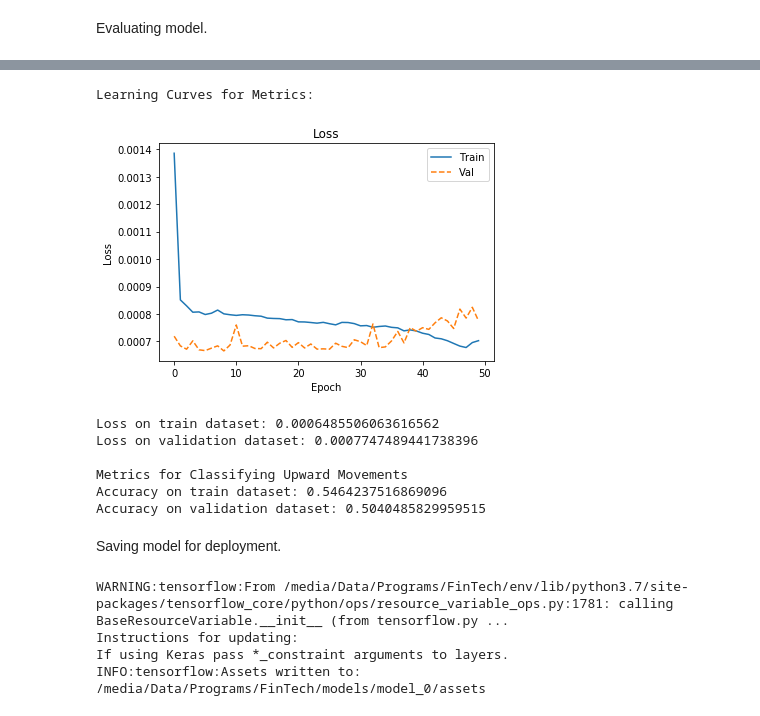
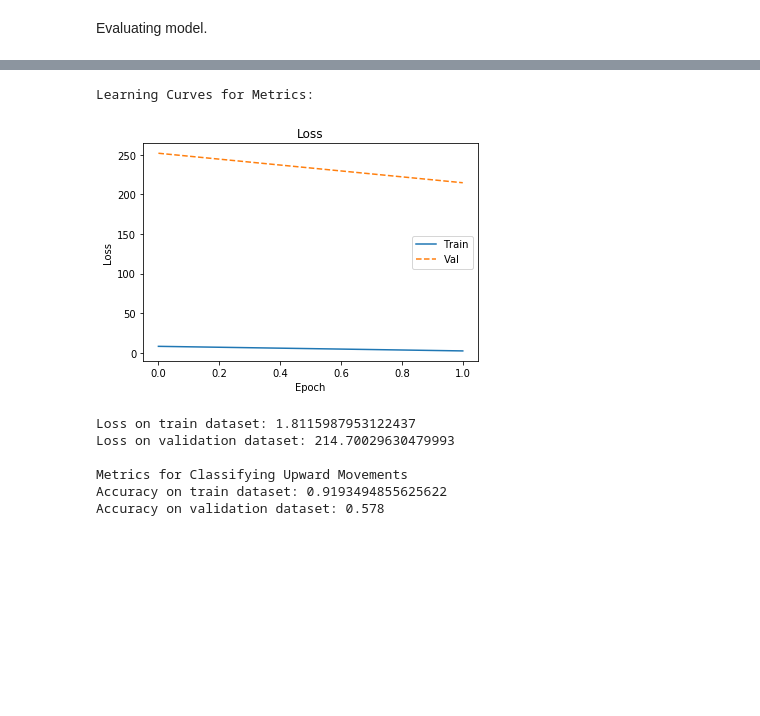
Before and after one commit to Evbor/Stock_Analysis, a Jupyter notebook: research/model_v1/Stock_Analysis_with_text_model.ipynb, the cells around one changed output, grey strips where cells are left out. Cells and saved outputs as stored; diff of their text form; code cells hidden in the pictures; blank space fills up the shorter version.

```diff
--- a/research/model_v1/Stock_Analysis_with_text_model.ipynb
+++ b/research/model_v1/Stock_Analysis_with_text_model.ipynb
@@ -4820,2 +1625,0 @@ Saved hyperparameters to file: logs/models/model_selected/version_final
-# %%
-model = build_compiled_model(model_0, 'model_selected', hyperparameters, metrics=metrics, run_number=run_number)
@@ -5249,16 +1625,0 @@ Building model.
-# %%
-# Defining and Saving Hyperparameters
-LOSS = tf.keras.losses.MeanSquaredError()
-OPTIMIZER = tf.keras.optimizers.Adam()
-model_params = {'lstm_layer_units': 256, 'vocab': vocab, 'doc_embedding_size': 200, 'output_bias_init': 0}
-training_params = {'batch_size': 4, 'epochs': 30}
-model_version = 'final'
-hyperparameters = {'model_parameters': model_params, 'training_parameters': training_params,
-                   'loss': LOSS, 'optimizer': OPTIMIZER, 'version': model_version}
-write_hparams('model_deployment', hyperparameters)
-
-# Defining Metrics
-metrics = []
-
-# Setting unique Run Number
-run_number = 0
@@ -5267,2 +1625,0 @@ Saved hyperparameters to file: logs/models/model_deployment/version_final
-# %%
-model = build_compiled_model(model_0, 'model_deployment', hyperparameters, metrics=metrics, run_number=run_number)
@@ -5316,26 +1626,33 @@ up_cls_acc_test = np.mean(np.equal(m_preds_up_test, labels_up_test))
-# %%
-# Reporting Data
-print('Learning Curves for Metrics:')
-plot_print_metrics(model_history, metrics_train=metrics_train, metrics_val=metrics_test, metrics_names=model.metrics_names)
-print()
-print('Metrics for Classifying Upward Movements')
-print('Accuracy on train dataset: {}'.format(up_cls_acc_train))
-print('Accuracy on validation dataset: {}'.format(up_cls_acc_test))
-# %% [output]
-Learning Curves for Metrics:
-[figure, removed]
-Loss on train dataset: 0.0006485506063616562
-Loss on validation dataset: 0.0007747489441738396
-
-Metrics for Classifying Upward Movements
-Accuracy on train dataset: 0.5464237516869096
-Accuracy on validation dataset: 0.5040485829959515
-# %% [markdown]
-Saving model for deployment.
-# %%
-m.save(os.path.join(path_to_models, 'model_0'))
-# %% [output]
-WARNING:tensorflow:From /media/Data/Programs/FinTech/env/lib/python3.7/site-packages/tensorflow_core/python/ops/resource_variable_ops.py:1781: calling BaseResourceVariable.__init__ (from tensorflow.py ...
-Instructions for updating:
-If using Keras pass *_constraint arguments to layers.
-INFO:tensorflow:Assets written to: /media/Data/Programs/FinTech/models/model_0/assets
+# %%
+# Gathering Data
+
+import numpy as np
+
+metrics_train = model.evaluate(X_train, y_train, batch_size=training_params['batch_size'], verbose=0)
+metrics_val = model.evaluate(X_val, y_val, batch_size=training_params['batch_size'], verbose=0)
+m_preds_train = model.predict(X_train, batch_size=training_params['batch_size'])
+m_preds_val = model.predict(X_val, batch_size=training_params['batch_size'])
+m_preds_up_train = ((m_preds_train[1:, 0] - y_train['adjusted_close_target_WFC'][:-1]) > 0).astype(int)
+m_preds_up_val = ((m_preds_val[1:, 0] - y_val['adjusted_close_target_WFC'][:-1]) > 0).astype(int)
+labels_up_train = ((y_train['adjusted_close_target_WFC'][1:] - y_train['adjusted_close_target_WFC'][:-1]) > 0).astype(int)
+labels_up_val = ((y_val['adjusted_close_target_WFC'][1:] - y_val['adjusted_close_target_WFC'][:-1]) > 0).astype(int)
+up_cls_acc_train = np.mean(np.equal(m_preds_up_train, labels_up_train))
+up_cls_acc_val = np.mean(np.equal(m_preds_up_val, labels_up_val))
+# %%
+# Reporting Data
+
+print('Learning Curves for Metrics:')
+plot_print_metrics(model_history.history, metrics_train=metrics_train, metrics_val=metrics_val, metrics_names=model.metrics_names)
+print()
+print('Metrics for Classifying Upward Movements')
+print('Accuracy on train dataset: {}'.format(up_cls_acc_train))
+print('Accuracy on validation dataset: {}'.format(up_cls_acc_val))
+# %% [output]
+Learning Curves for Metrics:
+[figure, added]
+Loss on train dataset: 1.8115987953122437
+Loss on validation dataset: 214.70029630479993
+
+Metrics for Classifying Upward Movements
+Accuracy on train dataset: 0.9193494855625622
+Accuracy on validation dataset: 0.578
```
Also changed, not shown: parts of 185 cells of this notebook, 8 other files.
